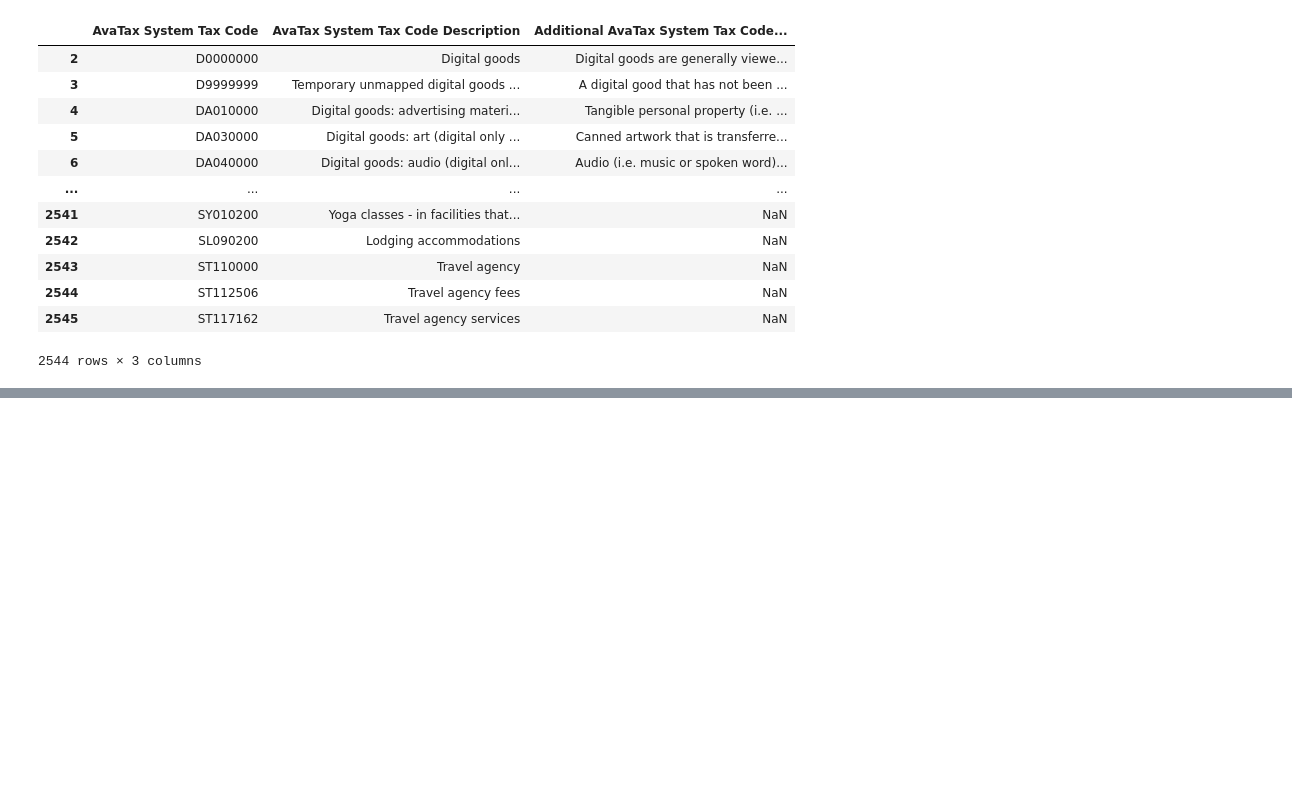
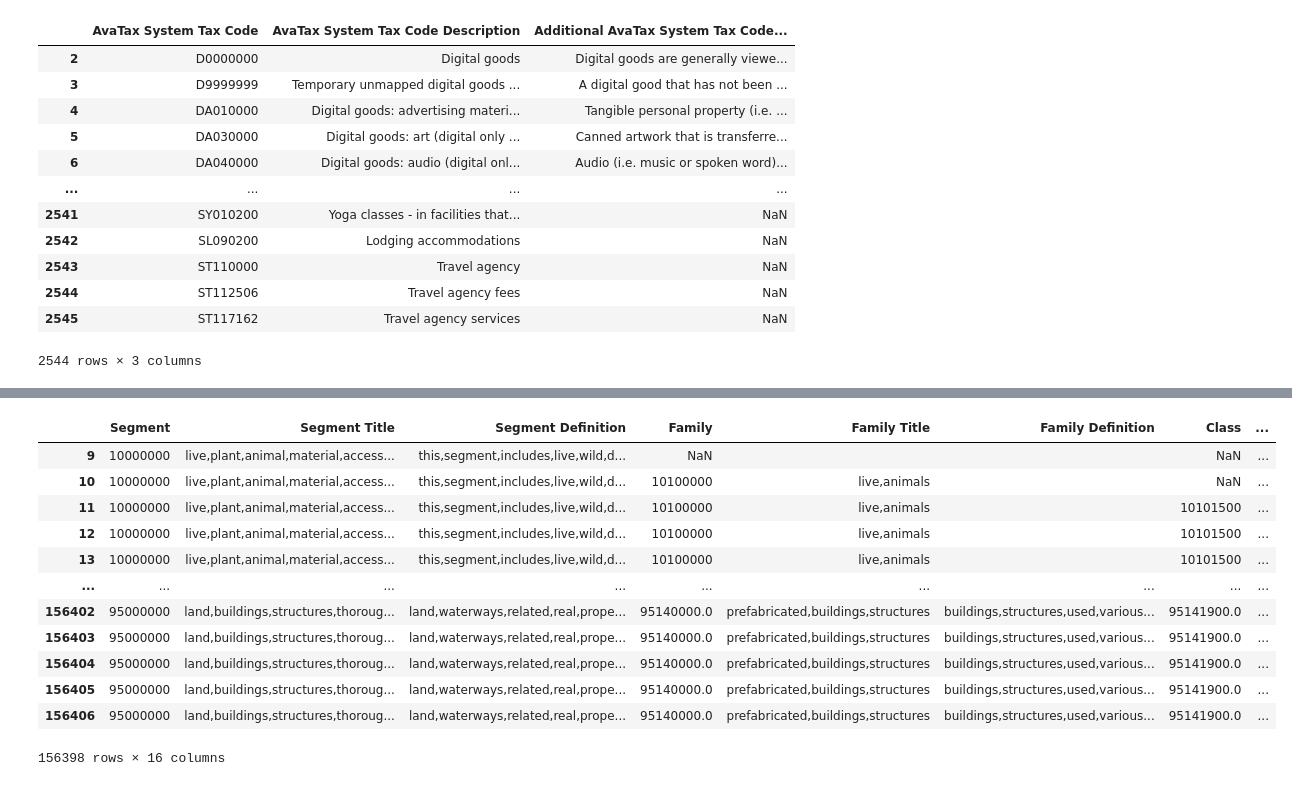
Before and after one commit to diz28/CS5800_finalproject, a Jupyter notebook: term_project.ipynb, the cells around one changed output, grey strips where cells are left out. Drawn from its saved outputs; the diff is of its cells as text; code cells hidden in the pictures; blank space fills up the shorter version.

```diff
--- a/term_project.ipynb
+++ b/term_project.ipynb
@@ -61,3 +42,22 @@ nltk.download('punkt')
 [nltk_data]   Package punkt is already up-to-date!
 True
+# %%
+# parse the stop words and special characters out
+from nltk.corpus import stopwords
+from nltk.tokenize import word_tokenize
+
+stop_words = set(stopwords.words('english'))
+stop_words.add(':')
+stop_words.add('--')
+stop_words.add('-')
+stop_words.add('(')
+stop_words.add(')')
+stop_words.add('/')
+stop_words.add('*')
+stop_words.add(';')
+stop_words.add('.')
+stop_words.add('i.e')
+stop_words.add('A')
+stop_words.add('a')
+stop_words.add(',')
 # %%
@@ -209,0 +260,28 @@ nan
+# %%
+column_name = 'Segment Title'
+column_name_2 = 'Segment Definition'
+column_name_3 = 'Family Title'
+column_name_4 = 'Family Definition'
+column_name_5 = 'Class Title'
+column_name_6 = 'Class Definition'
+column_name_7 = 'Commodity Title'
+column_name_8 = 'Definition'
+createParsedColumns(df_csv, column_name, column_name_2, 9, 'segment_parsed')
+createParsedColumns(df_csv, column_name_3, column_name_4, 9, 'family_parsed')
+createParsedColumns(df_csv, column_name_5, column_name_6, 9, 'class_parsed')
+createParsedColumns(df_csv, column_name_7, column_name_8, 9, 'commodity_parsed')
+df_csv
+# %% [output]
+|  | Segment | Segment Title | Segment Definition | Family | Family Title | Family Definition | Class | ... |
+| 9 | 10000000 | live,plant,animal,material,access... | this,segment,includes,live,wild,d... | NaN |  |  | NaN | ... |
+| 10 | 10000000 | live,plant,animal,material,access... | this,segment,includes,live,wild,d... | 10100000 | live,animals |  | NaN | ... |
+| 11 | 10000000 | live,plant,animal,material,access... | this,segment,includes,live,wild,d... | 10100000 | live,animals |  | 10101500 | ... |
+| 12 | 10000000 | live,plant,animal,material,access... | this,segment,includes,live,wild,d... | 10100000 | live,animals |  | 10101500 | ... |
+| 13 | 10000000 | live,plant,animal,material,access... | this,segment,includes,live,wild,d... | 10100000 | live,animals |  | 10101500 | ... |
+| ... | ... | ... | ... | ... | ... | ... | ... | ... |
+| 156402 | 95000000 | land,buildings,structures,thoroug... | land,waterways,related,real,prope... | 95140000.0 | prefabricated,buildings,structures | buildings,structures,used,various... | 95141900.0 | ... |
+| 156403 | 95000000 | land,buildings,structures,thoroug... | land,waterways,related,real,prope... | 95140000.0 | prefabricated,buildings,structures | buildings,structures,used,various... | 95141900.0 | ... |
+| 156404 | 95000000 | land,buildings,structures,thoroug... | land,waterways,related,real,prope... | 95140000.0 | prefabricated,buildings,structures | buildings,structures,used,various... | 95141900.0 | ... |
+| 156405 | 95000000 | land,buildings,structures,thoroug... | land,waterways,related,real,prope... | 95140000.0 | prefabricated,buildings,structures | buildings,structures,used,various... | 95141900.0 | ... |
+| 156406 | 95000000 | land,buildings,structures,thoroug... | land,waterways,related,real,prope... | 95140000.0 | prefabricated,buildings,structures | buildings,structures,used,various... | 95141900.0 | ... |
+156398 rows × 16 columns
```
Also changed, not shown: parts of 7 cells of this notebook.
